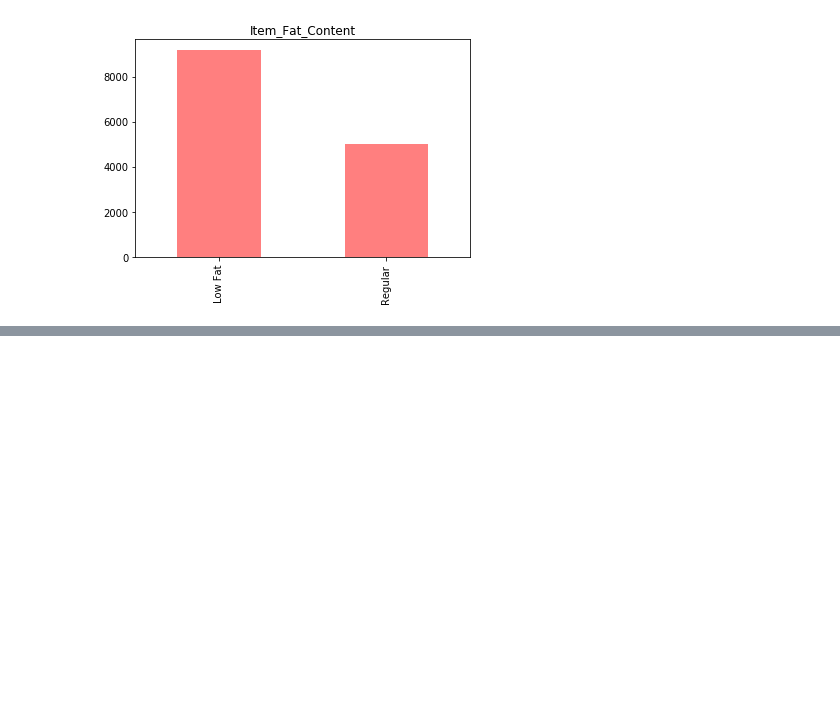
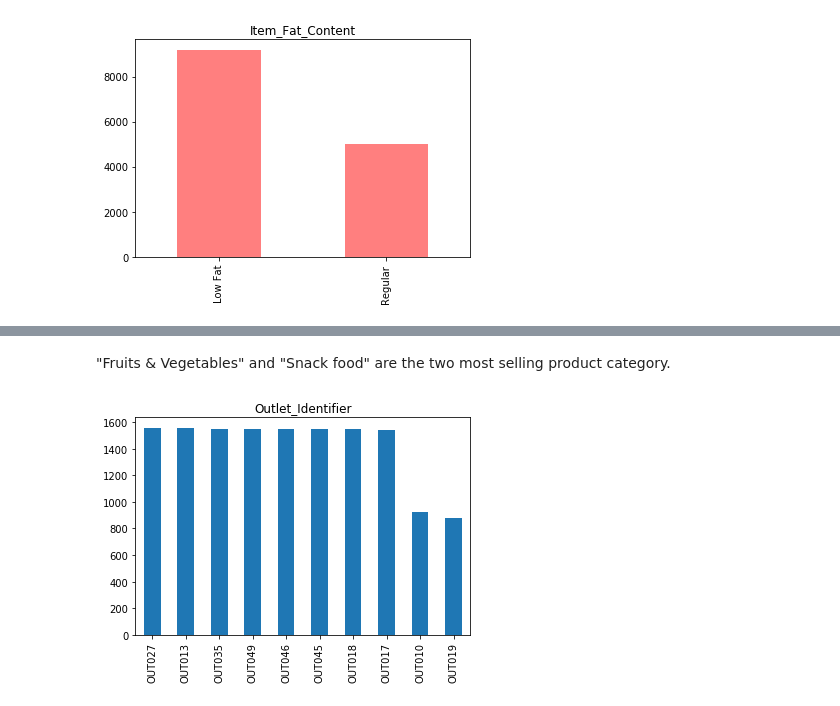
Before and after one commit to deepakmarichi/Big-Mart-Sales-Prediction, a Jupyter notebook: Sales_Prediction.ipynb, the cells around one changed output, grey strips where cells are left out. Drawn from its saved outputs; the diff is of its cells as text; code cells hidden in the pictures; blank space fills up the shorter version.

```diff
--- a/Sales_Prediction.ipynb
+++ b/Sales_Prediction.ipynb
@@ -146,0 +170,10 @@ plt.show()
+# %% [markdown]
+"Fruits & Vegetables" and "Snack food" are the two most selling product category.
+# %%
+# Outlet_Identifier
+
+combined['Outlet_Identifier'].value_counts().plot.bar()
+plt.title('Outlet_Identifier')
+plt.show()
+# %% [output]
+[figure, added]
```
Also changed, not shown: parts of 23 cells of this notebook.
